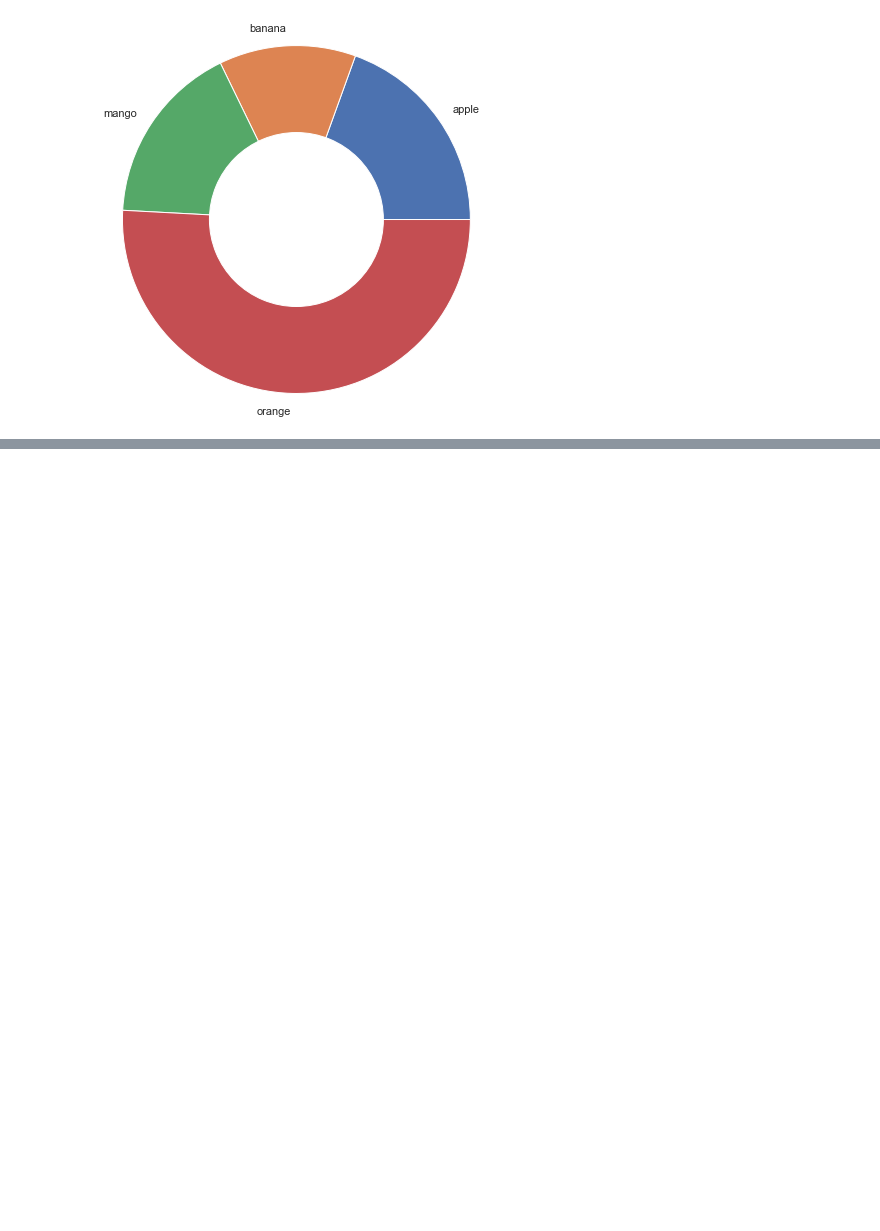
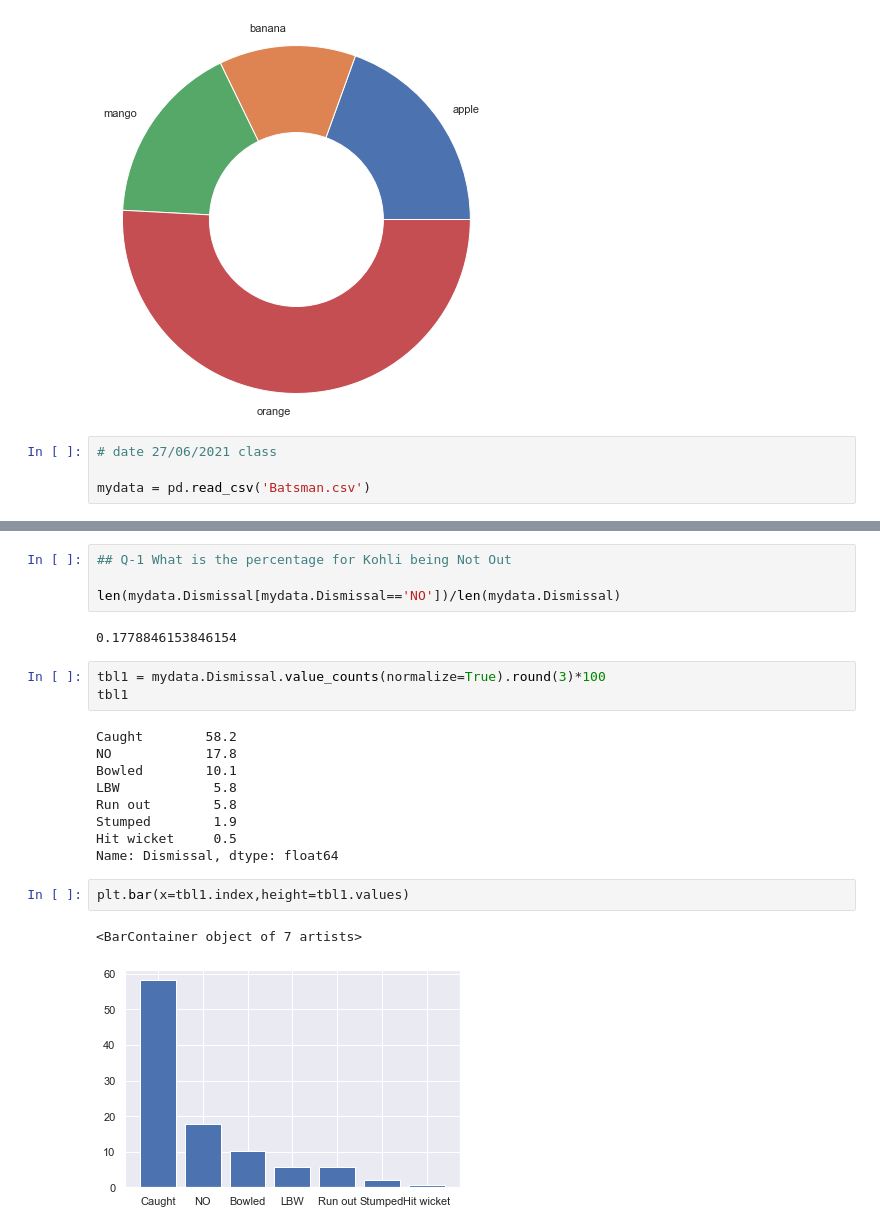
Before and after one commit to RAJAT199292/DataScienceVisualization, a Jupyter notebook: visualization.ipynb, the cells around one changed output, grey strips where cells are left out. Saved outputs shown, nothing was run; the diff lists cells and outputs as text; blank space fills up the shorter version.

```diff
--- a/visualization.ipynb
+++ b/visualization.ipynb
@@ -297,3 +300,7 @@ plt.pie([1001],colors='w',radius=1)
 plt.show()
 # %% [output]
 [figure]
+# %%
+# date 27/06/2021 class
+
+mydata = pd.read_csv('Batsman.csv')
@@ -299,0 +376,23 @@ plt.show()
+# %%
+## Q-1 What is the percentage for Kohli being Not Out
+
+len(mydata.Dismissal[mydata.Dismissal=='NO'])/len(mydata.Dismissal)
+# %% [output]
+0.1778846153846154
+# %%
+tbl1 = mydata.Dismissal.value_counts(normalize=True).round(3)*100
+tbl1
+# %% [output]
+Caught        58.2
+NO            17.8
+Bowled        10.1
+LBW            5.8
+Run out        5.8
+Stumped        1.9
+Hit wicket     0.5
+Name: Dismissal, dtype: float64
+# %%
+plt.bar(x=tbl1.index,height=tbl1.values)
+# %% [output]
+<BarContainer object of 7 artists>
+[figure, added]
```
Also changed, not shown: parts of 38 cells of this notebook.
